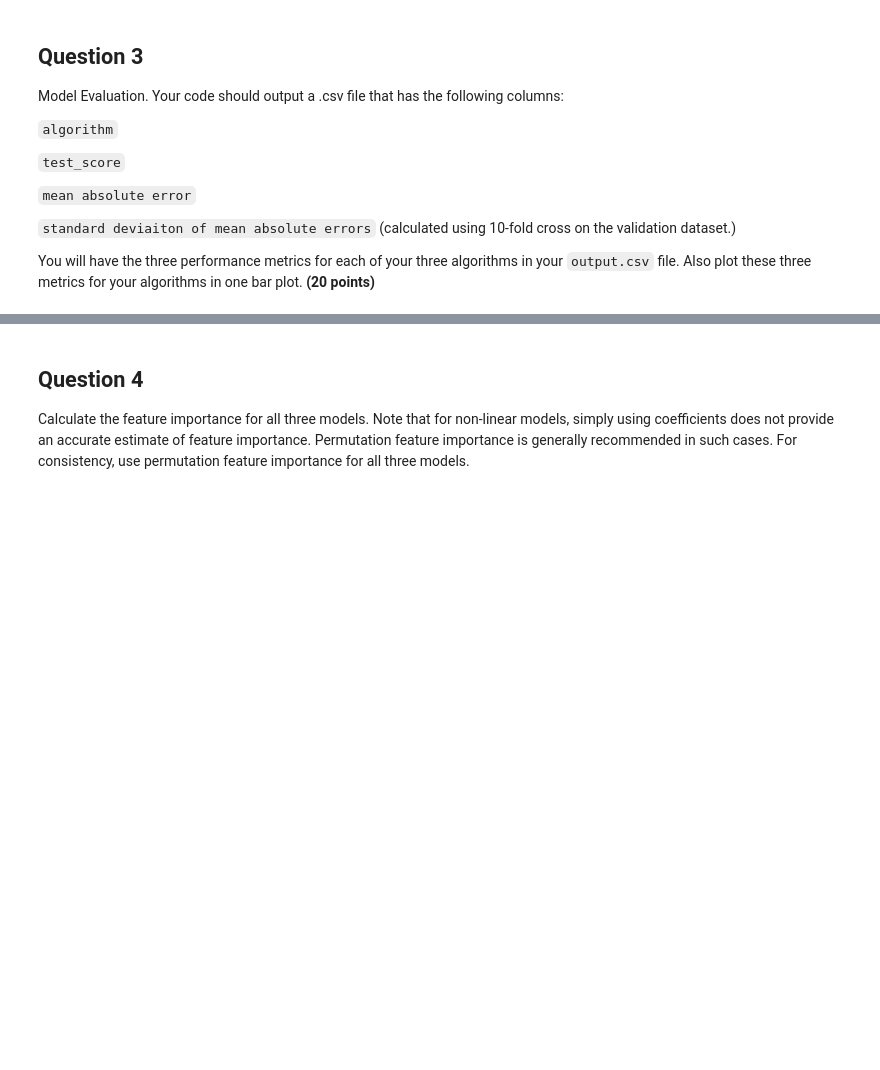
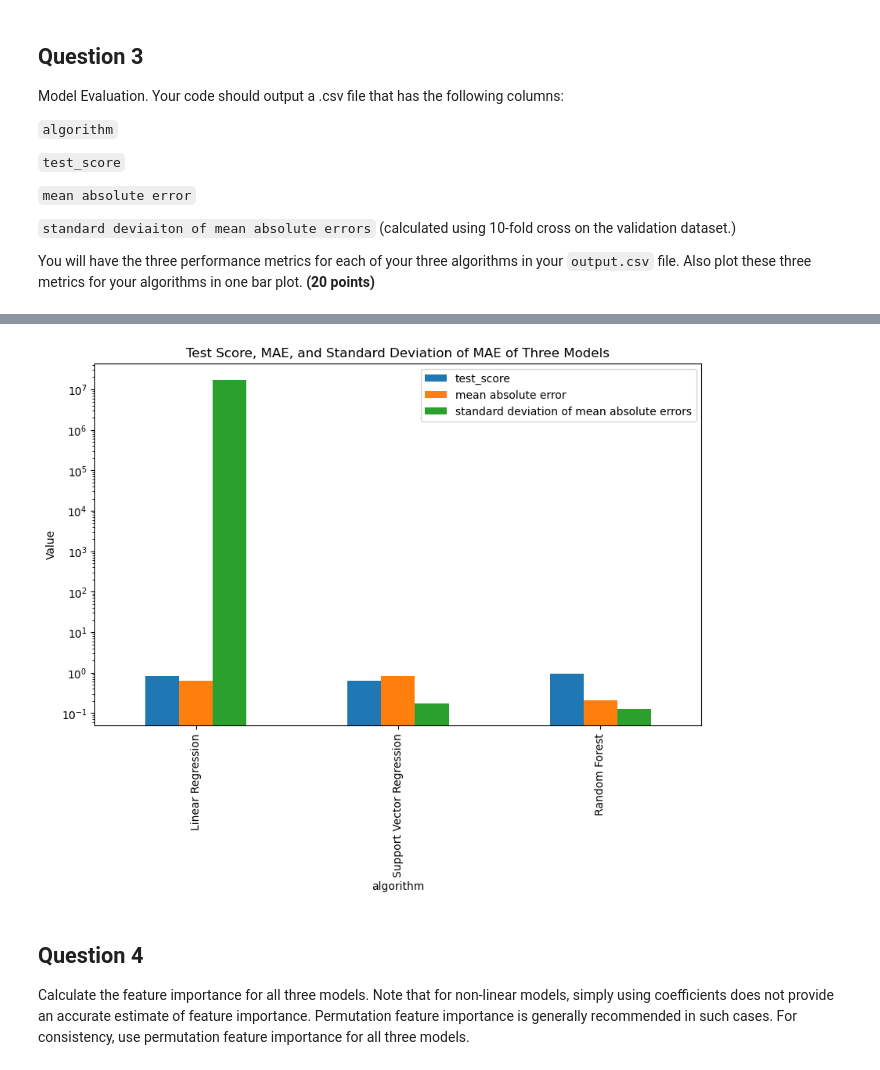
Before and after one commit to serebryany/545_GibbsPredictionModels, a Jupyter notebook: cheme_545_midterm_exam_upload_canvas.ipynb, the cells around one changed output, grey strips where cells are left out. Drawn from its saved outputs; the diff is of its cells as text; code cells hidden in the pictures; blank space fills up the shorter version.

```diff
--- a/cheme_545_midterm_exam_upload_canvas.ipynb
+++ b/cheme_545_midterm_exam_upload_canvas.ipynb
@@ -170,3 +187,19 @@ Standard deviation of MAE: 0.12960134958361905
+# %%
+def Q3_plot():
+    """Load the results (test score, MAE, and standard deviation of MAE) from the CSV file and create a logarithmic bar plot."""
+
+    # Load the results from the CSV file
+    results = pd.read_csv('output.csv')
+
+    # Create a logarithmic bar plot
+    results.plot(x='algorithm', kind='bar', logy=True, figsize=(10, 6))
+    plt.ylabel('Value')
+    plt.title('Test Score, MAE, and Standard Deviation of MAE of Three Models')
+    plt.show()
+# %%
+Q3_plot()
+# %% [output]
+[figure, added]
 # %% [markdown]
 ## **Question 4**
 Calculate the feature importance for all three models. Note that for non-linear models, simply using coefficients does not provide an accurate estimate of feature importance.  Permutation feature importance is generally recommended in such cases. For consistency, use permutation feature importance for all three models.
```
Also changed, not shown: parts of 23 cells of this notebook.
